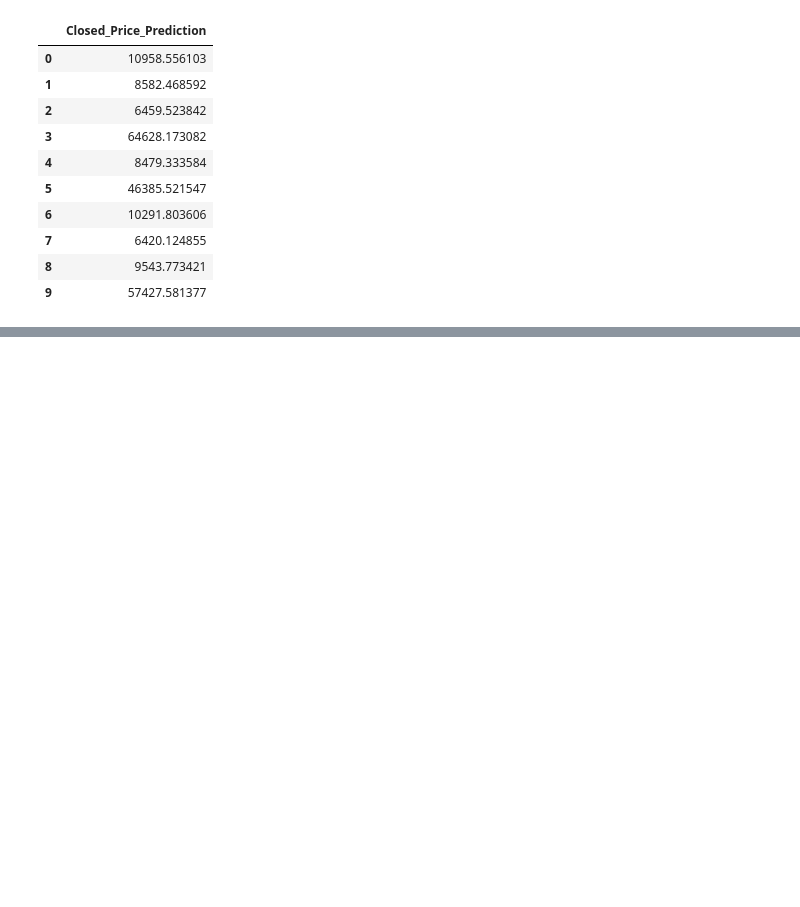
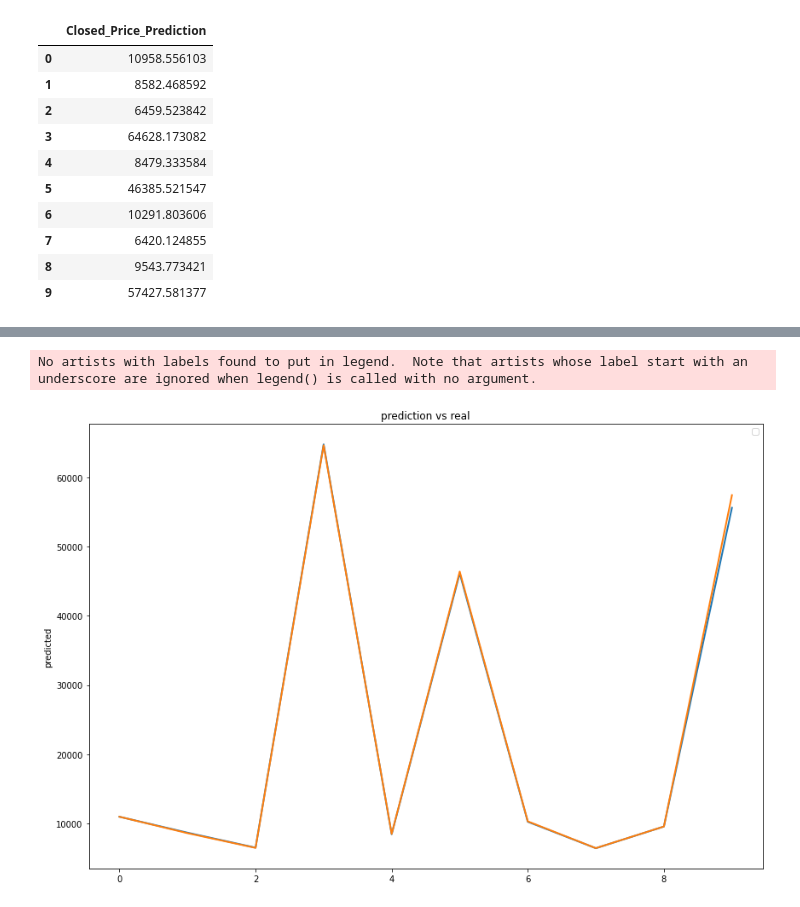
Before and after one commit to sandikaaplg/Bitcoin-Price-Prediction, a Jupyter notebook: BTC_price_prediction.ipynb, the cells around one changed output, grey strips where cells are left out. Drawn from its saved outputs; the diff is of its cells as text; code cells hidden in the pictures; blank space fills up the shorter version.

Commit message:
Bitcoin Price Prediction

```diff
--- a/BTC_price_prediction.ipynb
+++ b/BTC_price_prediction.ipynb
@@ -358,7 +358,7 @@ y_pred_inf
 | 8 | 9543.773421 |
 | 9 | 57427.581377 |
 # %%
-data_inf['Close Price-Prediction'] = y_pred_inf
+data_inf['Close_Price_Prediction'] = y_pred_inf
 # %%
 data_inf
 # %% [output]
@@ -373,3 +373,23 @@ data_inf
 | 7 | 1.541030e+12 | 2018-11-01 | BTC/USDT | 6369.52 | 6442.65 | 6348.66 | 6410.00 | 9099.035841 | 5.803169e+07 | 89601.0 | ... |
 | 8 | 1.595549e+12 | 2020-07-24 | BTC/USDT | 9603.27 | 9637.00 | 9463.44 | 9537.80 | 43931.136205 | 4.192403e+08 | 677725.0 | ... |
 | 9 | 1.615766e+12 | 2021-03-15 | BTC/USDT | 58976.08 | 60633.43 | 54600.00 | 55605.20 | 102771.427298 | 5.874241e+09 | 2683815.0 | ... |
+# %%
+fig = plt.figure(figsize=(12, 8))
+plt.plot(data_inf.index, data_inf.close, data_inf.Close_Price_Prediction,
+         linewidth=2)
+
+plt.title('prediction vs real')
+plt.ylabel('real')
+plt.ylabel('predicted')
+
+
+plt.legend()
+
+
+plt.tight_layout()
+
+
+plt.show()
+# %% [output]
+No artists with labels found to put in legend.  Note that artists whose label start with an underscore are ignored when legend() is called with no argument.
+[figure, added]
```
